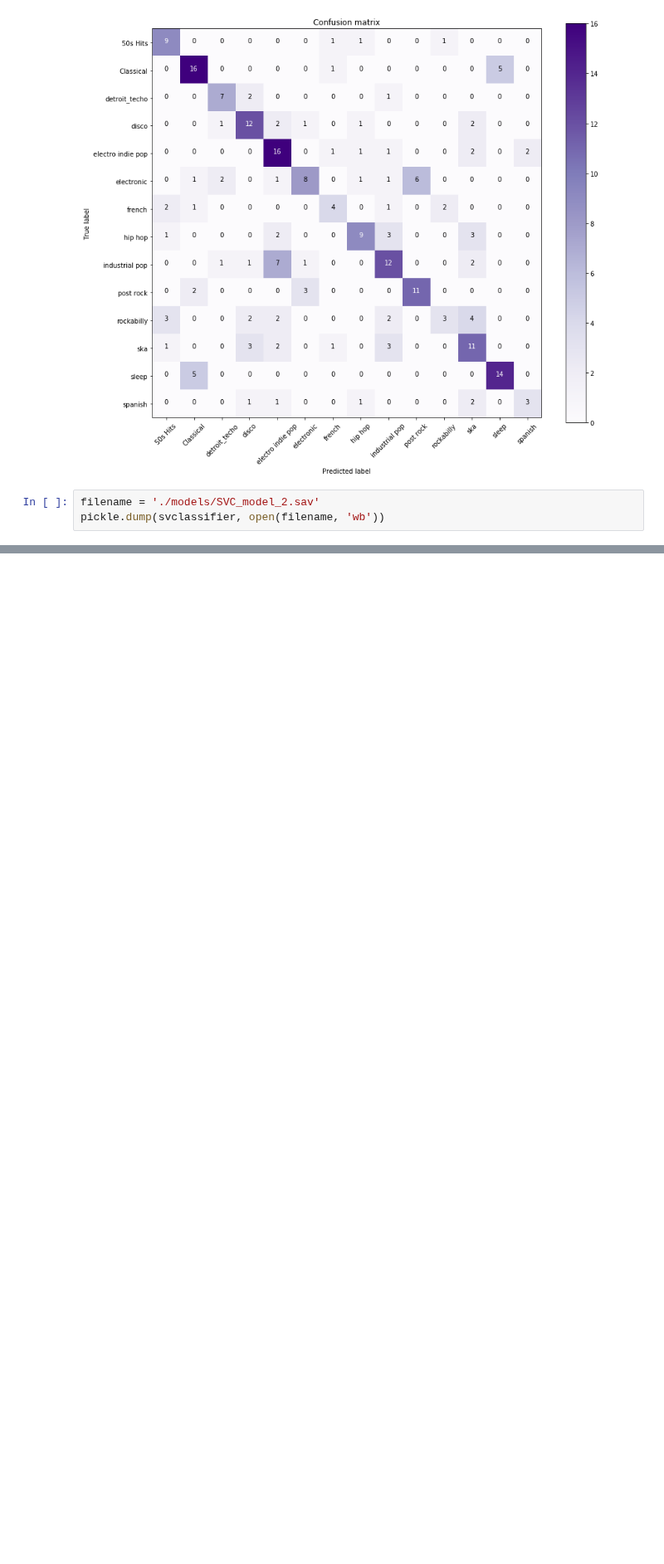
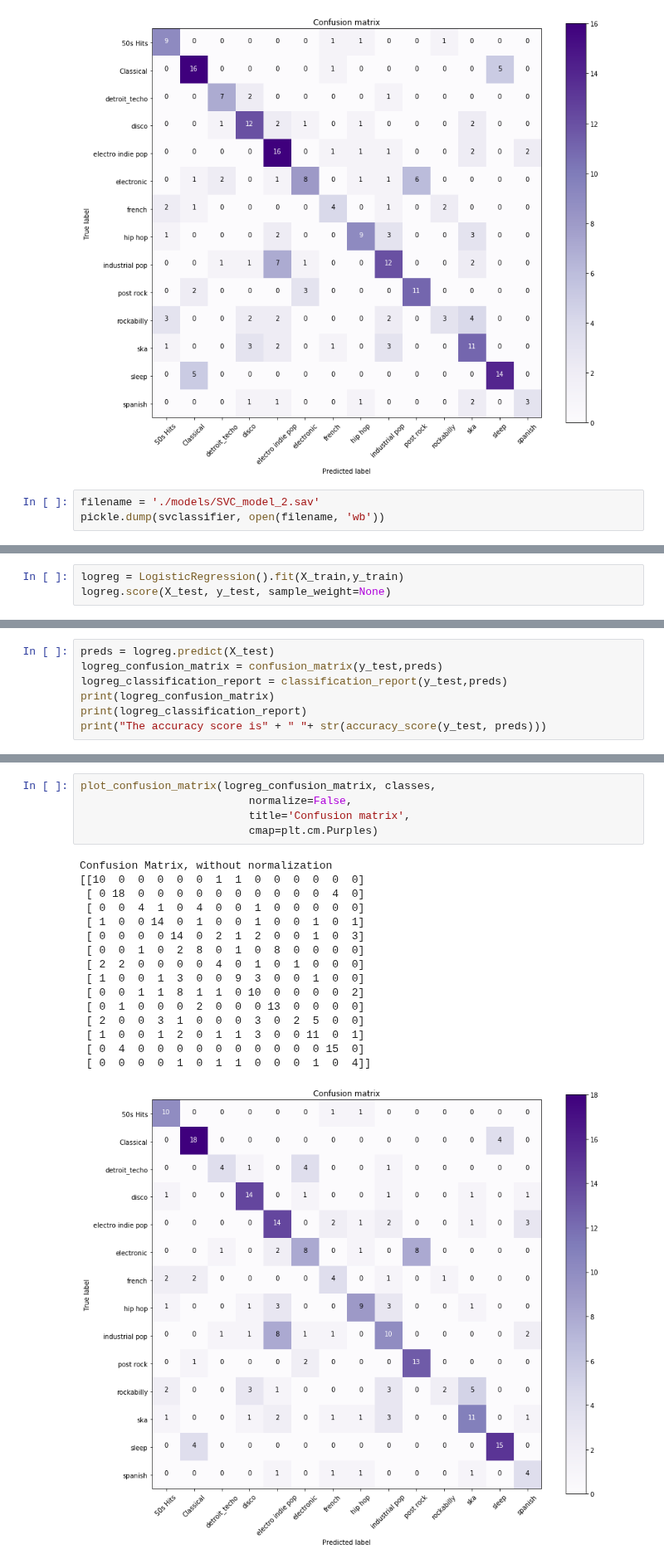
Before and after one commit to FinchMF/Classification_Models, a Jupyter notebook: Modeling.ipynb, the cells around one changed output, grey strips where cells are left out. Shown at 83% size. Drawn from its saved outputs; the diff is of its cells as text; blank space fills up the shorter version.

```diff
--- a/Modeling.ipynb
+++ b/Modeling.ipynb
@@ -777,0 +788,3 @@ pickle.dump(svclassifier, open(filename, 'wb'))
+# %%
+logreg = LogisticRegression().fit(X_train,y_train)
+logreg.score(X_test, y_test, sample_weight=None)
@@ -777,0 +793,7 @@ pickle.dump(svclassifier, open(filename, 'wb'))
+# %%
+preds = logreg.predict(X_test)
+logreg_confusion_matrix = confusion_matrix(y_test,preds)
+logreg_classification_report = classification_report(y_test,preds)
+print(logreg_confusion_matrix)
+print(logreg_classification_report)
+print("The accuracy score is" + " "+ str(accuracy_score(y_test, preds)))
@@ -777,0 +839,22 @@ pickle.dump(svclassifier, open(filename, 'wb'))
+# %%
+plot_confusion_matrix(logreg_confusion_matrix, classes,
+                          normalize=False,
+                          title='Confusion matrix',
+                          cmap=plt.cm.Purples)
+# %% [output]
+Confusion Matrix, without normalization
+[[10  0  0  0  0  0  1  1  0  0  0  0  0  0]
+ [ 0 18  0  0  0  0  0  0  0  0  0  0  4  0]
+ [ 0  0  4  1  0  4  0  0  1  0  0  0  0  0]
+ [ 1  0  0 14  0  1  0  0  1  0  0  1  0  1]
+ [ 0  0  0  0 14  0  2  1  2  0  0  1  0  3]
+ [ 0  0  1  0  2  8  0  1  0  8  0  0  0  0]
+ [ 2  2  0  0  0  0  4  0  1  0  1  0  0  0]
+ [ 1  0  0  1  3  0  0  9  3  0  0  1  0  0]
+ [ 0  0  1  1  8  1  1  0 10  0  0  0  0  2]
+ [ 0  1  0  0  0  2  0  0  0 13  0  0  0  0]
+ [ 2  0  0  3  1  0  0  0  3  0  2  5  0  0]
+ [ 1  0  0  1  2  0  1  1  3  0  0 11  0  1]
+ [ 0  4  0  0  0  0  0  0  0  0  0  0 15  0]
+ [ 0  0  0  0  1  0  1  1  0  0  0  1  0  4]]
+[figure, added]
```
Also changed, not shown: parts of 9 cells of this notebook.
